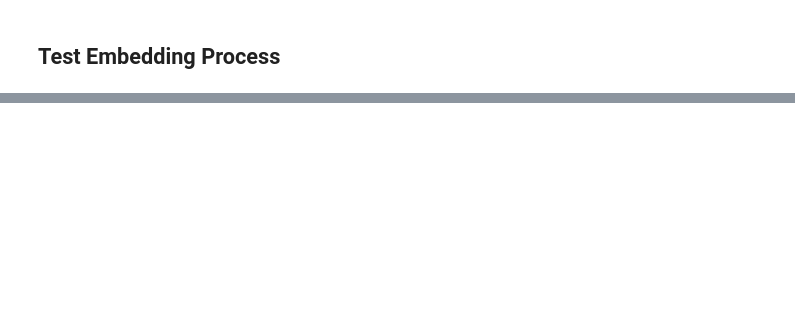
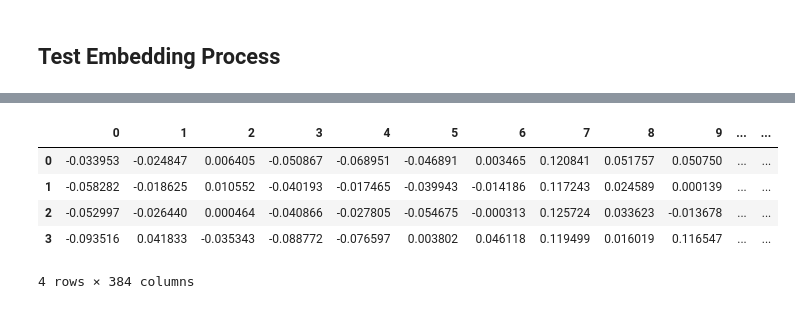
Before and after one commit to r0hankrishnan/racket-semantic-search, a Jupyter notebook: notebooks/06-rk-racquet-preprocessing.ipynb, the cells around one changed output, grey strips where cells are left out. Saved outputs shown, nothing was run; the diff lists cells and outputs as text; code cells hidden in the pictures; blank space fills up the shorter version.

```diff
--- a/notebooks/06-rk-racquet-preprocessing.ipynb
+++ b/notebooks/06-rk-racquet-preprocessing.ipynb
@@ -96,3 +149,12 @@ print(embeddings.shape)
+# %%
+pd.DataFrame(embeddings)
+# %% [output]
+|  | 0 | 1 | 2 | 3 | 4 | 5 | 6 | 7 | 8 | 9 | ... | ... |
+| 0 | -0.033953 | -0.024847 | 0.006405 | -0.050867 | -0.068951 | -0.046891 | 0.003465 | 0.120841 | 0.051757 | 0.050750 | ... | ... |
+| 1 | -0.058282 | -0.018625 | 0.010552 | -0.040193 | -0.017465 | -0.039943 | -0.014186 | 0.117243 | 0.024589 | 0.000139 | ... | ... |
+| 2 | -0.052997 | -0.026440 | 0.000464 | -0.040866 | -0.027805 | -0.054675 | -0.000313 | 0.125724 | 0.033623 | -0.013678 | ... | ... |
+| 3 | -0.093516 | 0.041833 | -0.035343 | -0.088772 | -0.076597 | 0.003802 | 0.046118 | 0.119499 | 0.016019 | 0.116547 | ... | ... |
+4 rows × 384 columns
 # %%
 similarities = model.similarity(embeddings, embeddings)
 print(similarities) # First three should be more similar to each other than the fourth
```
Also changed, not shown: parts of 13 cells of this notebook.
